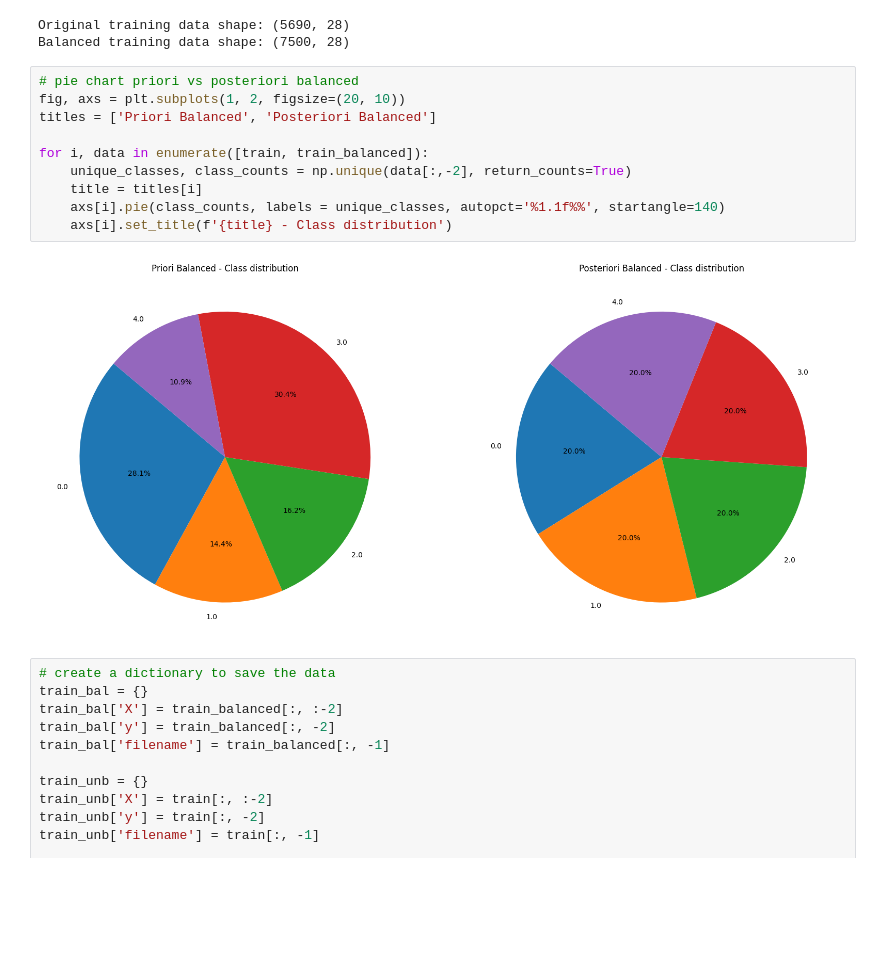
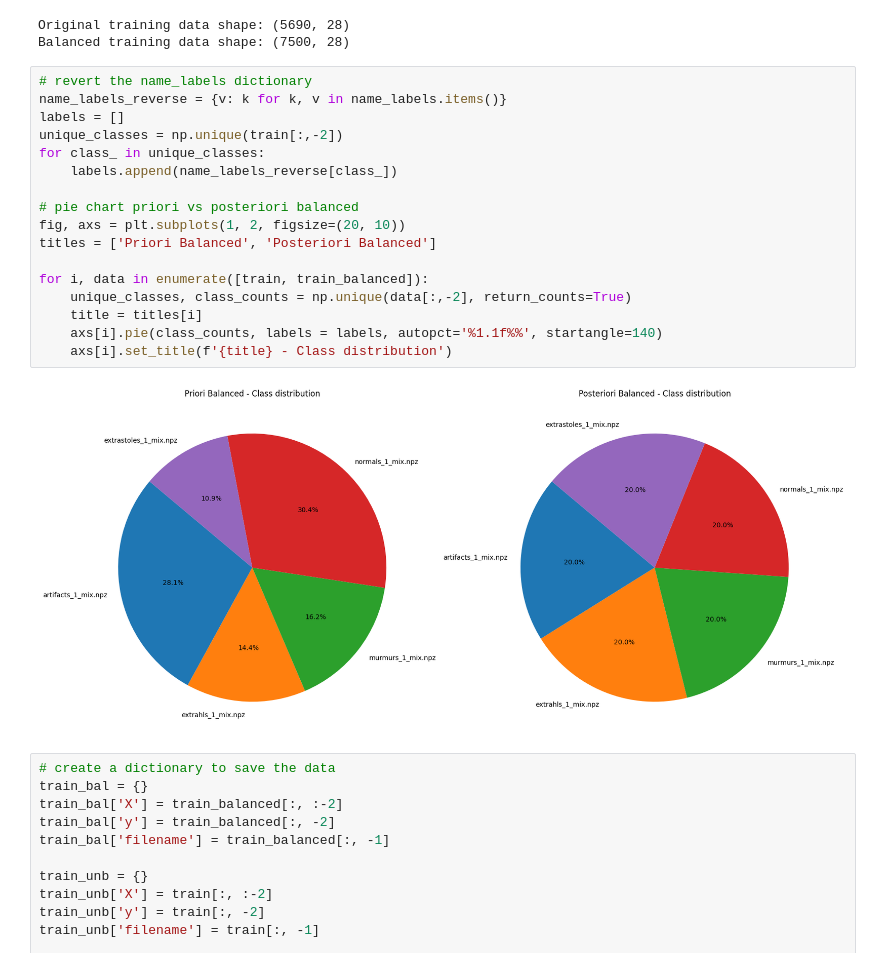
Before and after one commit to DavideLigari01/advanced-biomedical-project, a Jupyter notebook: notebooks/posteriori_balancing.ipynb, the cells around one changed output. Saved outputs shown, nothing was run; the diff lists cells and outputs as text; blank space fills up the shorter version.

```diff
--- a/notebooks/posteriori_balancing.ipynb
+++ b/notebooks/posteriori_balancing.ipynb
@@ -191,17 +191,24 @@ print(f'Balanced training data shape: {train_balanced.shape}')
 Original training data shape: (5690, 28)
 Balanced training data shape: (7500, 28)
 # %%
+# revert the name_labels dictionary
+name_labels_reverse = {v: k for k, v in name_labels.items()}
+labels = []
+unique_classes = np.unique(train[:,-2])
+for class_ in unique_classes:
+    labels.append(name_labels_reverse[class_])
+
 # pie chart priori vs posteriori balanced
 fig, axs = plt.subplots(1, 2, figsize=(20, 10))
 titles = ['Priori Balanced', 'Posteriori Balanced']
 
 for i, data in enumerate([train, train_balanced]):
     unique_classes, class_counts = np.unique(data[:,-2], return_counts=True)
     title = titles[i]
-    axs[i].pie(class_counts, labels = unique_classes, autopct='%1.1f%%', startangle=140)
+    axs[i].pie(class_counts, labels = labels, autopct='%1.1f%%', startangle=140)
     axs[i].set_title(f'{title} - Class distribution')
 # %% [output]
-[figure, old version]
+[figure, new version]
 # %%
 # create a dictionary to save the data
 train_bal = {}
```
Also changed, not shown: 2 other files.
